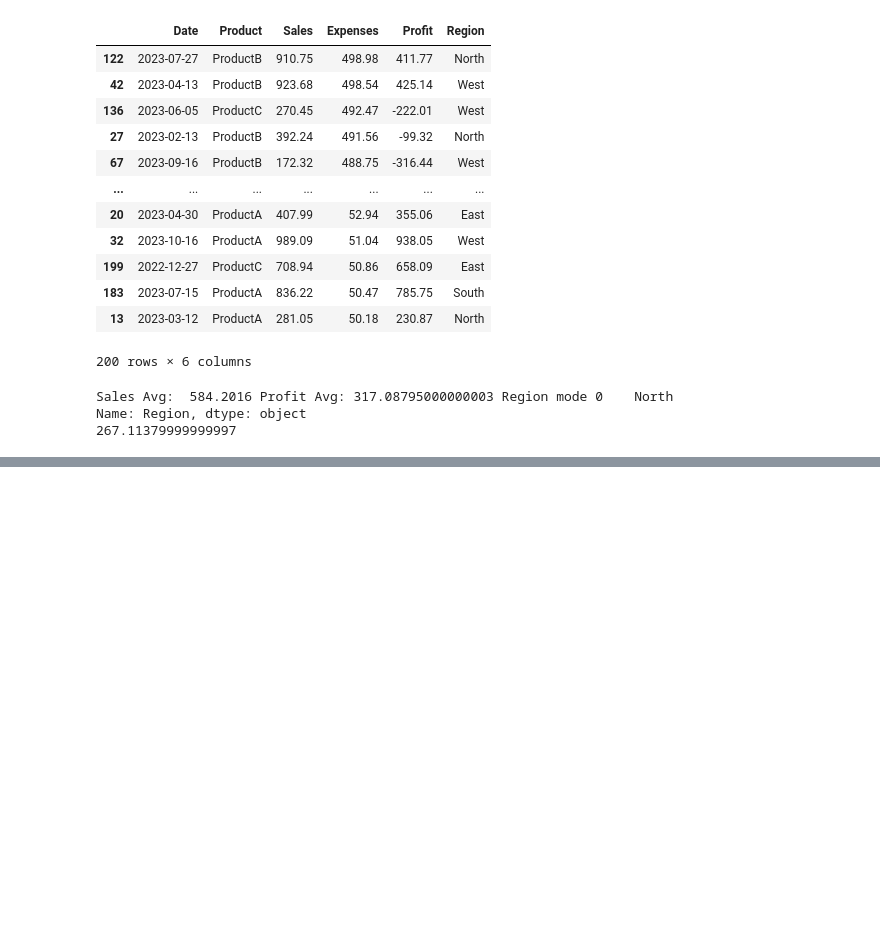
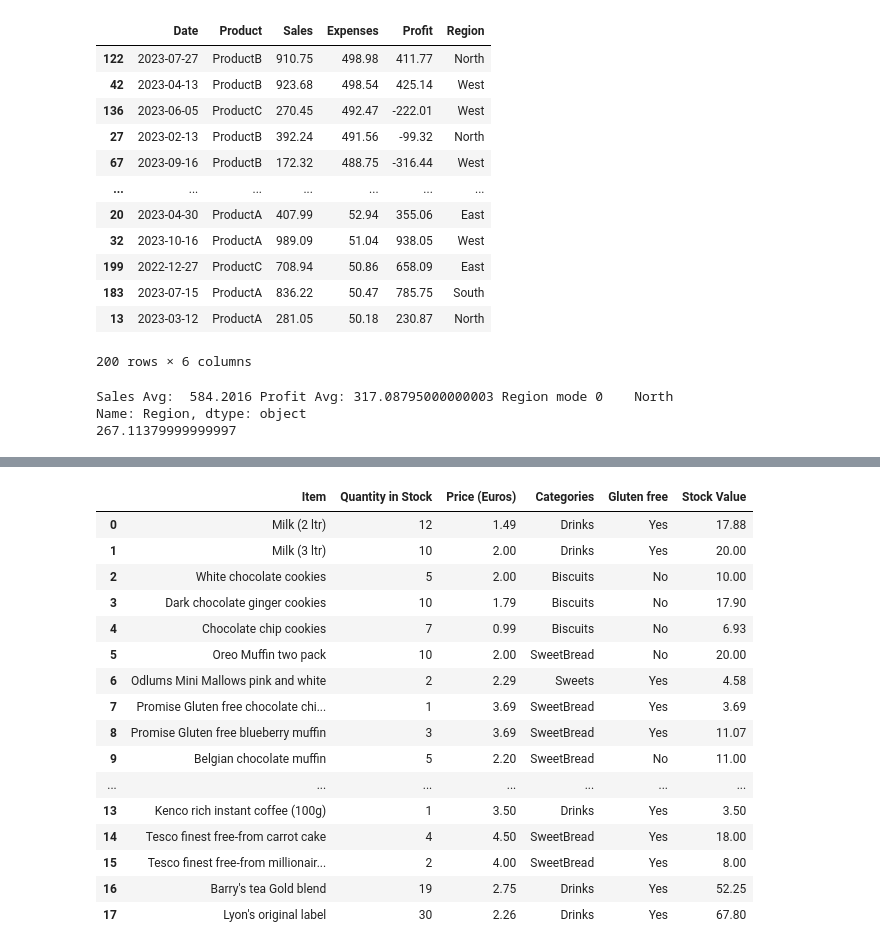
Before and after one commit to wieslawa-nowak-gis/ATU-Donegal-Python, a Jupyter notebook: WieslawaN.ipynb, the cells around one changed output, grey strips where cells are left out. Saved outputs shown, nothing was run; the diff lists cells and outputs as text; code cells hidden in the pictures; blank space fills up the shorter version.

Commit message:
Utworzono za pomocą Colab

```diff
--- a/WieslawaN.ipynb
+++ b/WieslawaN.ipynb
@@ -3547,0 +3682,39 @@ Name: Region, dtype: object
+# %%
+# Q6: Read the csv file and store to a DataFrame object
+df_tea = pd.read_csv("HighTea.csv")
+
+# Q7: Replace 'Sweet bread' with 'SweetBread' in 'Categories'
+df_tea["Categories"] = df_tea["Categories"].str.replace("Sweet bread", "SweetBread")
+
+# Q8: Replace 'free from' with 'free-from' (zauważ w wierszu 11 jest wielkie 'Free from'!)
+# Dodajemy też poprawkę dla 'Free from' -> 'Free-from', żeby złapać wiersz 11!
+df_tea["Item"] = df_tea["Item"].str.replace("free from", "free-from")
+df_tea["Item"] = df_tea["Item"].str.replace("Free from", "Free-from")
+df_tea["Item"] = df_tea["Item"].str.replace("millionarie", "millionaire")
+
+# Q9: Change category for 'Odlums Mini Mallows pink and white' to 'Biscuits'
+df_tea.loc[df_tea["Item"] == "Odlums Mini Mallows pink and white", "Categories"] = "Biscuits"
+
+# Q10: Create a new column 'Stock Value' (Price * Quantity)
+df_tea["Stock Value"] = df_tea["Price (Euros)"] * df_tea["Quantity in Stock"]
+
+# Wyświetlenie ładnej, pełnej tabeli w Google Colab (bez print!)
+df_tea
+# %% [output]
+|  | Item | Quantity in Stock | Price (Euros) | Categories | Gluten free | Stock Value |
+| 0 | Milk (2 ltr) | 12 | 1.49 | Drinks | Yes | 17.88 |
+| 1 | Milk (3 ltr) | 10 | 2.00 | Drinks | Yes | 20.00 |
+| 2 | White chocolate cookies | 5 | 2.00 | Biscuits | No | 10.00 |
+| 3 | Dark chocolate ginger cookies | 10 | 1.79 | Biscuits | No | 17.90 |
+| 4 | Chocolate chip cookies | 7 | 0.99 | Biscuits | No | 6.93 |
+| 5 | Oreo Muffin two pack | 10 | 2.00 | SweetBread | No | 20.00 |
+| 6 | Odlums Mini Mallows pink and white | 2 | 2.29 | Sweets | Yes | 4.58 |
+| 7 | Promise Gluten free chocolate chi... | 1 | 3.69 | SweetBread | Yes | 3.69 |
+| 8 | Promise Gluten free blueberry muffin | 3 | 3.69 | SweetBread | Yes | 11.07 |
+| 9 | Belgian chocolate muffin | 5 | 2.20 | SweetBread | No | 11.00 |
+| ... | ... | ... | ... | ... | ... | ... |
+| 13 | Kenco rich instant coffee (100g) | 1 | 3.50 | Drinks | Yes | 3.50 |
+| 14 | Tesco finest free-from carrot cake | 4 | 4.50 | SweetBread | Yes | 18.00 |
+| 15 | Tesco finest free-from millionair... | 2 | 4.00 | SweetBread | Yes | 8.00 |
+| 16 | Barry's tea Gold blend | 19 | 2.75 | Drinks | Yes | 52.25 |
+| 17 | Lyon's original label | 30 | 2.26 | Drinks | Yes | 67.80 |
```
Also changed, not shown: parts of 3 cells of this notebook.
